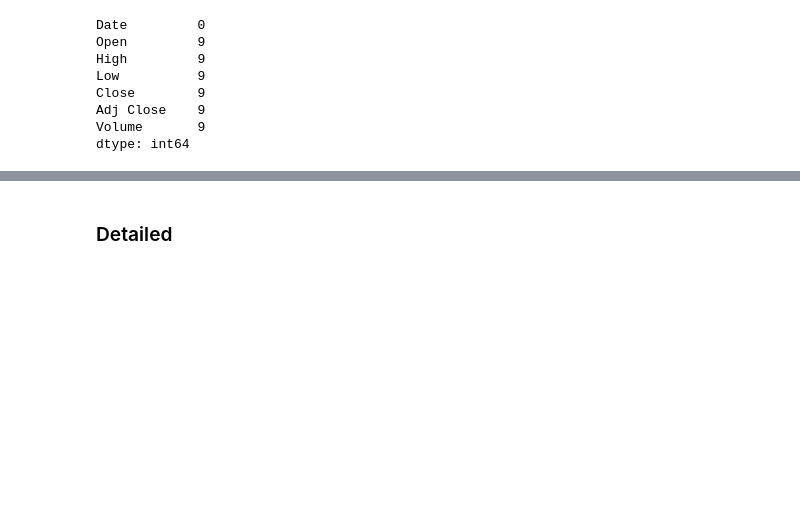
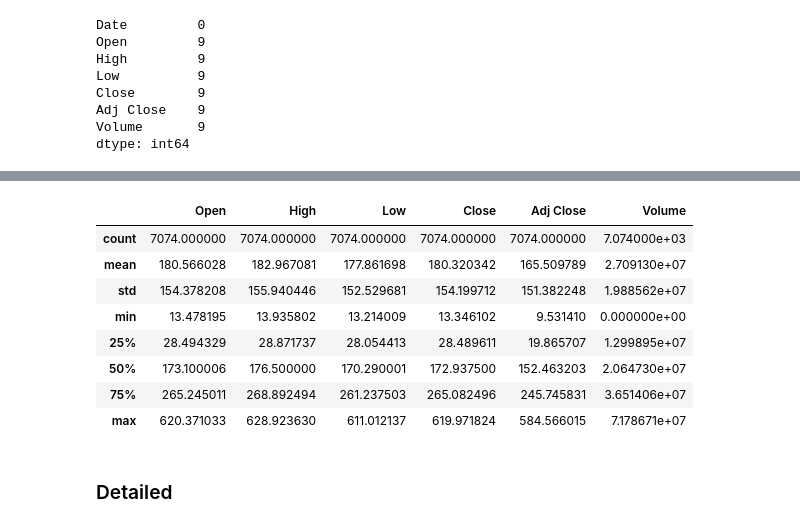
Before and after one commit to rohitinu6/Stock-Price-Prediction, a Jupyter notebook: stock_market(complete).ipynb, the cells around one changed output, grey strips where cells are left out. Saved outputs shown, nothing was run; the diff lists cells and outputs as text; code cells hidden in the pictures; blank space fills up the shorter version.

```diff
--- a/stock_market(complete).ipynb
+++ b/stock_market(complete).ipynb
@@ -79,0 +103,11 @@ dtype: int64
+# %%
+# Using forward fill for time-series continuity
+df['Open'] = df['Open'].ffill()
+df['High'] = df['High'].ffill()
+df['Low'] = df['Low'].ffill()
+df['Close'] = df['Close'].ffill()
+df['Adj Close'] = df['Adj Close'].ffill()
+df['Volume'] = df['Volume'].ffill()
+
+# Checking for remaining NaN values
+df.isnull().sum()
@@ -80,3 +137,34 @@ dtype: int64
+# %%
+# Detecting and handling outliers using the Interquartile Range (IQR) method
+
+def handle_outliers(df, column):
+    Q1 = df[column].quantile(0.25)
+    Q3 = df[column].quantile(0.75)
+    IQR = Q3 - Q1
+    lower_bound = Q1 - 1.5 * IQR
+    upper_bound = Q3 + 1.5 * IQR
+
+    # Cap the outliers at the lower and upper bounds
+    df[column] = df[column].apply(lambda x: lower_bound if x < lower_bound else x)
+    df[column] = df[column].apply(lambda x: upper_bound if x > upper_bound else x)
+
+# Applying the function to the relevant columns
+columns_to_check = ['Open', 'High', 'Low', 'Close', 'Adj Close', 'Volume']
+for col in columns_to_check:
+    handle_outliers(df, col)
+
+# Checking for remaining outliers by printing descriptive statistics
+df.describe()
+# %% [output]
+|  | Open | High | Low | Close | Adj Close | Volume |
+| count | 7074.000000 | 7074.000000 | 7074.000000 | 7074.000000 | 7074.000000 | 7.074000e+03 |
+| mean | 180.566028 | 182.967081 | 177.861698 | 180.320342 | 165.509789 | 2.709130e+07 |
+| std | 154.378208 | 155.940446 | 152.529681 | 154.199712 | 151.382248 | 1.988562e+07 |
+| min | 13.478195 | 13.935802 | 13.214009 | 13.346102 | 9.531410 | 0.000000e+00 |
+| 25% | 28.494329 | 28.871737 | 28.054413 | 28.489611 | 19.865707 | 1.299895e+07 |
+| 50% | 173.100006 | 176.500000 | 170.290001 | 172.937500 | 152.463203 | 2.064730e+07 |
+| 75% | 265.245011 | 268.892494 | 261.237503 | 265.082496 | 245.745831 | 3.651406e+07 |
+| max | 620.371033 | 628.923630 | 611.012137 | 619.971824 | 584.566015 | 7.178671e+07 |
 # %% [markdown]
 ### Detailed
 # %%
```
Also changed, not shown: parts of 4 cells of this notebook.
